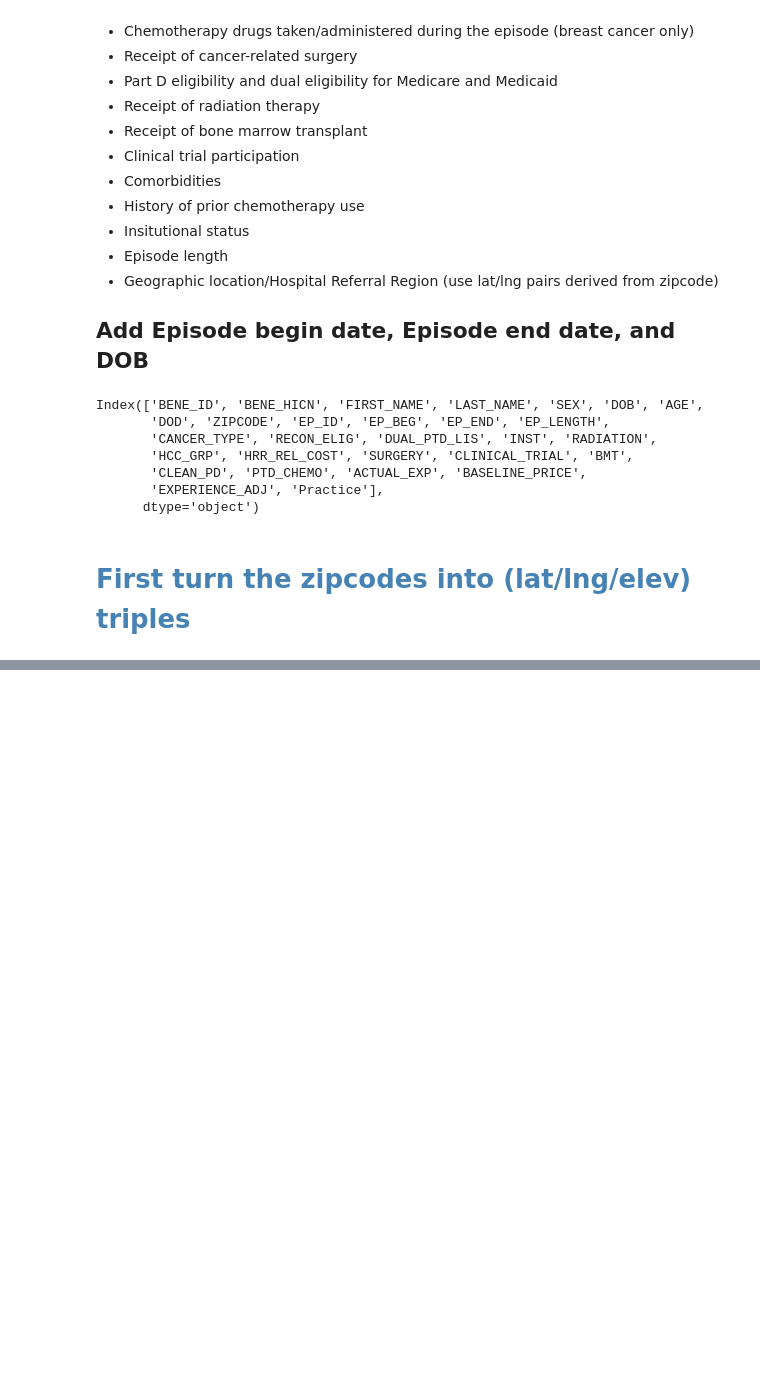
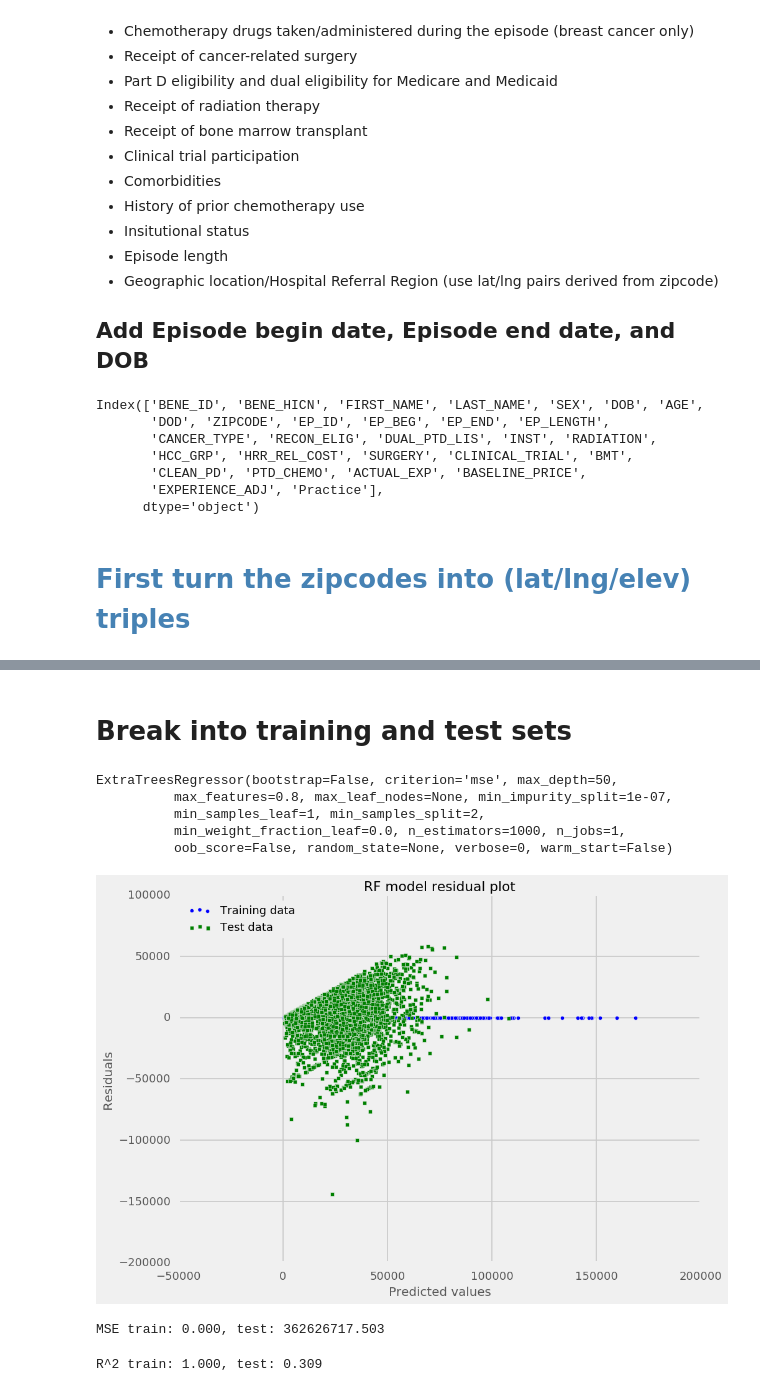
Before and after one commit to doolingdavid/RF_OCM, a Jupyter notebook: OCM_RF.ipynb, the cells around one changed output, grey strips where cells are left out. Cells and saved outputs as stored; diff of their text form; code cells hidden in the pictures; blank space fills up the shorter version.

```diff
--- a/OCM_RF.ipynb
+++ b/OCM_RF.ipynb
@@ -126,0 +170,14 @@ df['elevation'] = df['goodzip'].replace(d_zip_elev).copy()
+# %%
+# results in a data frame (with no intercept column) where the all of the "C" variables below have been one-hot-encoded
+formula_all_forest = """ACTUAL_EXP ~ -1 + EP_BEG_NEW_EPOCH + EP_END_NEW_EPOCH +
+DOB_NEW_EPOCH + latitude + longitude + C(SEX) + EP_DELTA_DAYS +
+C(DUAL_PTD_LIS) + C(INST) + C(RADIATION) + C(HCC_GRP) + C(SURGERY) +
+C(CLINICAL_TRIAL) + C(BMT) + C(CLEAN_PD) + C(PTD_CHEMO)"""
+
+
+
+yforest, Xforest = patsy.dmatrices(formula_all_forest,dg,return_type='dataframe')
+# %%
+df_forest = Xforest.copy()
+df_forest['ACTUAL_EXP'] = yforest.copy()
+df_forest.head()
@@ -126,0 +192,2 @@ df['elevation'] = df['goodzip'].replace(d_zip_elev).copy()
+# %% [markdown]
+# Break into training and test sets
@@ -126,0 +227,41 @@ df['elevation'] = df['goodzip'].replace(d_zip_elev).copy()
+# %%
+rfextra = ExtraTreesRegressor(n_estimators=1000,
+                             max_depth=50,max_features=.8)
+rfextra.fit(X_train,y_train)
+# %% [output]
+ExtraTreesRegressor(bootstrap=False, criterion='mse', max_depth=50,
+          max_features=0.8, max_leaf_nodes=None, min_impurity_split=1e-07,
+          min_samples_leaf=1, min_samples_split=2,
+          min_weight_fraction_leaf=0.0, n_estimators=1000, n_jobs=1,
+          oob_score=False, random_state=None, verbose=0, warm_start=False)
+# %%
+y_train_pred_rfextra = rfextra.predict(X_train)
+y_test_pred_rfextra = rfextra.predict(X_test)
+# %%
+fig = plt.figure()
+plt.scatter(y_train_pred_rfextra, y_train_pred_rfextra - y_train,
+        c='blue', marker='o', label='Training data')
+plt.scatter(y_test_pred_rfextra, y_test_pred_rfextra - y_test,
+           c='green',marker='s',label='Test data')
+plt.xlabel('Predicted values')
+plt.ylabel('Residuals')
+plt.legend(loc='upper left')
+plt.title('RF model residual plot')
+plt.hlines(y=0, xmin=-5, xmax=4, lw=2, color='red')
+#plt.xlim([-10,50])
+plt.tight_layout()
+plt.savefig('rfextra_residual',dpi=fig.dpi)
+# %% [output]
+[figure, added]
+# %%
+from sklearn.metrics import mean_squared_error
+print('MSE train: %.3f, test: %.3f ' % (mean_squared_error(y_train, y_train_pred_rfextra),
+                                         mean_squared_error(y_test, y_test_pred_rfextra)))
+# %% [output]
+MSE train: 0.000, test: 362626717.503
+# %%
+from sklearn.metrics import r2_score
+print('R^2 train: %.3f, test: %.3f' % (r2_score(y_train, y_train_pred_rfextra),
+                                      r2_score(y_test,y_test_pred_rfextra)))
+# %% [output]
+R^2 train: 1.000, test: 0.309
```
Also changed, not shown: parts of 14 cells of this notebook.
